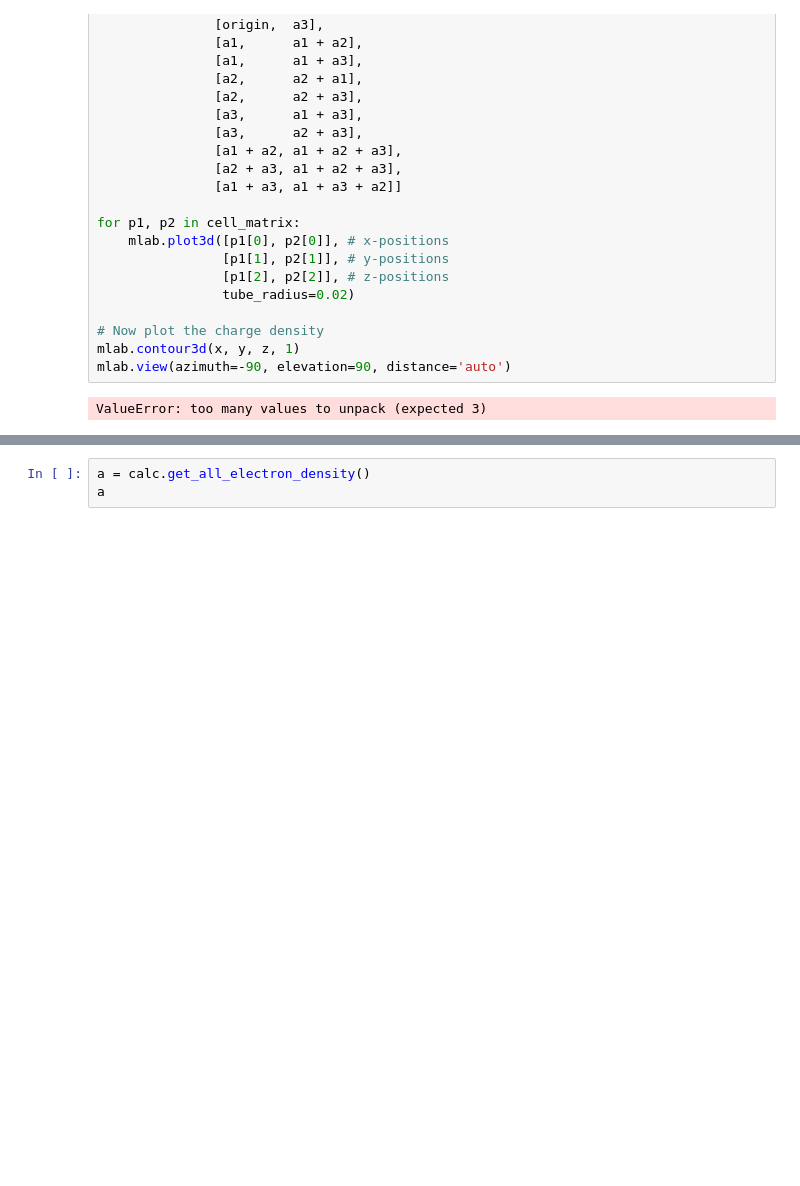
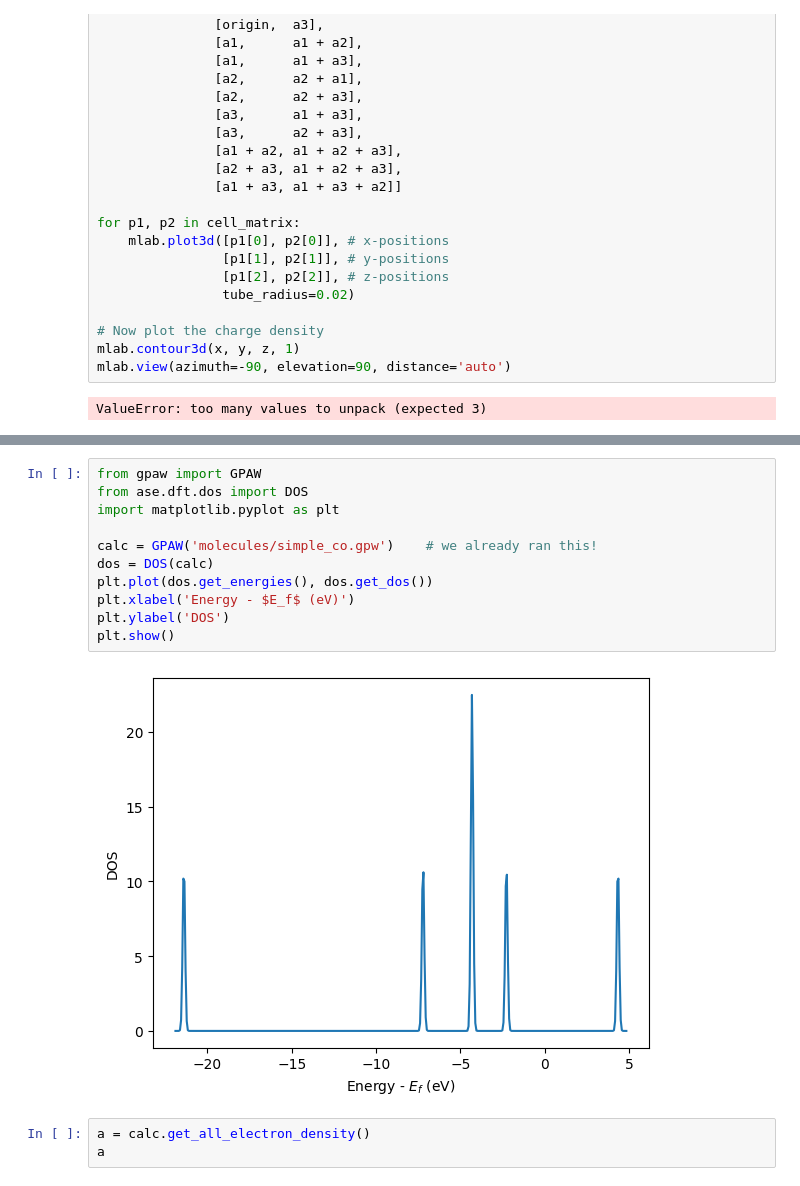
Before and after one commit to thangckt/note_dft, a Jupyter notebook: ASE_kitchin_book/3_3_DFT_single_run.ipynb, the cells around one changed output, grey strips where cells are left out. Cells and saved outputs as stored; diff of their text form; blank space fills up the shorter version.

```diff
--- a/ASE_kitchin_book/3_3_DFT_single_run.ipynb
+++ b/ASE_kitchin_book/3_3_DFT_single_run.ipynb
@@ -236,3 +235,16 @@ GPAW
+# %%
+from gpaw import GPAW
+from ase.dft.dos import DOS
+import matplotlib.pyplot as plt
+
+calc = GPAW('molecules/simple_co.gpw')    # we already ran this!
+dos = DOS(calc)
+plt.plot(dos.get_energies(), dos.get_dos())
+plt.xlabel('Energy - $E_f$ (eV)')
+plt.ylabel('DOS')
+plt.show()
+# %% [output]
+[figure, added]
 # %%
 a = calc.get_all_electron_density()
 a
```
Also changed, not shown: parts of 3 cells of this notebook, 2 other files.
